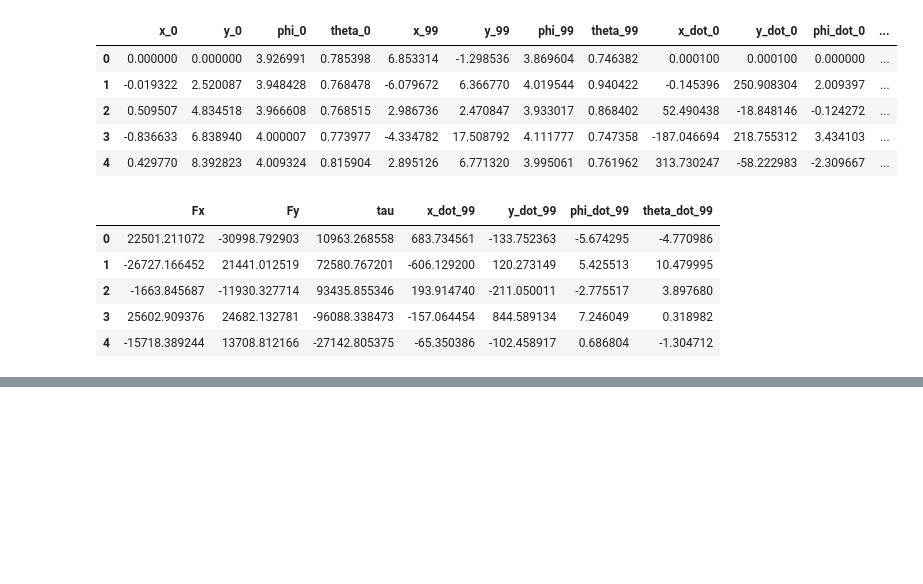
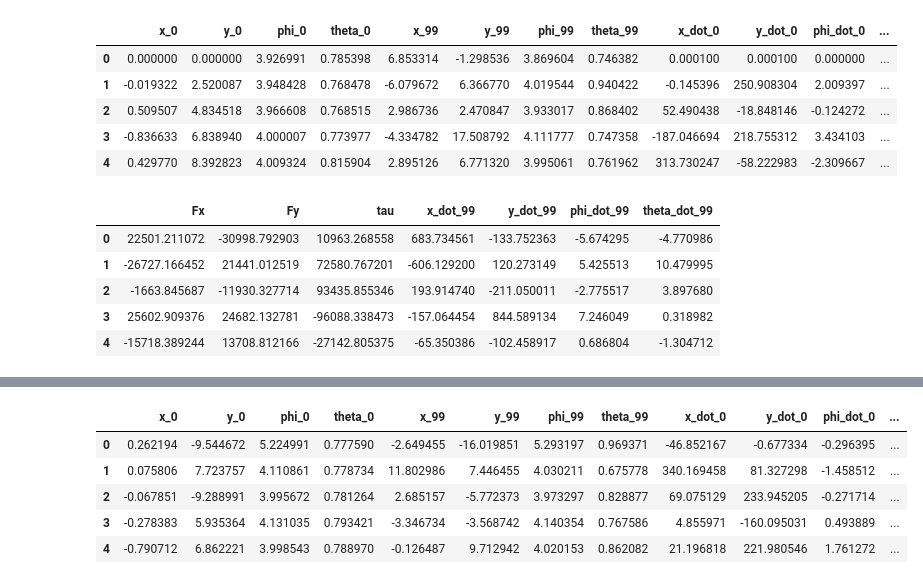
Before and after one commit to oliviatessa/MothMachineLearning, a Jupyter notebook: 002_TrainNN_BigData.ipynb, the cells around one changed output, grey strips where cells are left out. Drawn from its saved outputs; the diff is of its cells as text; code cells hidden in the pictures; blank space fills up the shorter version.

```diff
--- a/002_TrainNN_BigData.ipynb
+++ b/002_TrainNN_BigData.ipynb
@@ -340,0 +353,10 @@ fig.savefig(os.path.join(figDir, "NNPreds_newData_control_bigbatch_FxFy_hexbin.p
+# %%
+TestInput = pd.DataFrame(Xtest, columns = X.columns).reset_index(drop = True)
+TestInput.head()
+# %% [output]
+|  | x_0 | y_0 | phi_0 | theta_0 | x_99 | y_99 | phi_99 | theta_99 | x_dot_0 | y_dot_0 | phi_dot_0 | ... |
+| 0 | 0.262194 | -9.544672 | 5.224991 | 0.777590 | -2.649455 | -16.019851 | 5.293197 | 0.969371 | -46.852167 | -0.677334 | -0.296395 | ... |
+| 1 | 0.075806 | 7.723757 | 4.110861 | 0.778734 | 11.802986 | 7.446455 | 4.030211 | 0.675778 | 340.169458 | 81.327298 | -1.458512 | ... |
+| 2 | -0.067851 | -9.288991 | 3.995672 | 0.781264 | 2.685157 | -5.772373 | 3.973297 | 0.828877 | 69.075129 | 233.945205 | -0.271714 | ... |
+| 3 | -0.278383 | 5.935364 | 4.131035 | 0.793421 | -3.346734 | -3.568742 | 4.140354 | 0.767586 | 4.855971 | -160.095031 | 0.493889 | ... |
+| 4 | -0.790712 | 6.862221 | 3.998543 | 0.788970 | -0.126487 | 9.712942 | 4.020153 | 0.862082 | 21.196818 | 221.980546 | 1.761272 | ... |
```
Also changed, not shown: parts of 35 cells of this notebook.
